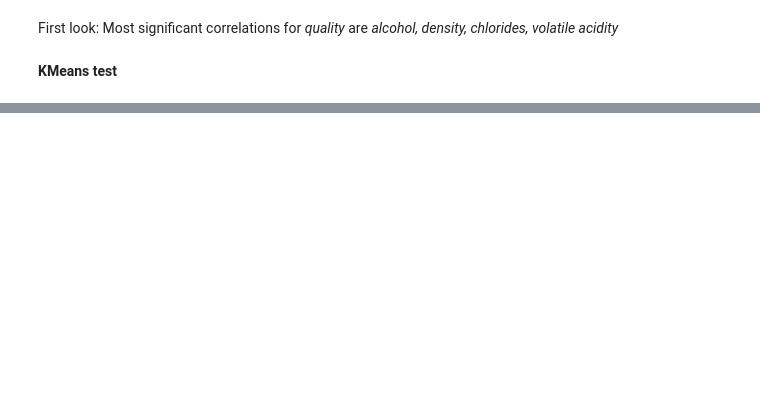
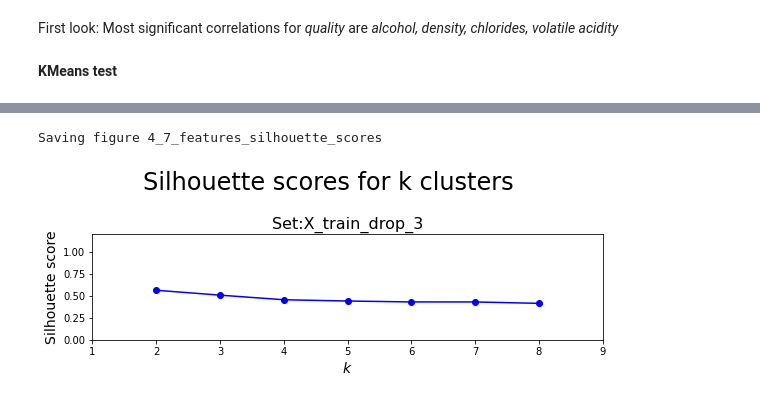
Before and after one commit to joseph-g25/SP22-Project3-WineRedux, a Jupyter notebook: 00_explore_env_notebook.ipynb, the cells around one changed output, grey strips where cells are left out. Drawn from its saved outputs; the diff is of its cells as text; code cells hidden in the pictures; blank space fills up the shorter version.

```diff
--- a/00_explore_env_notebook.ipynb
+++ b/00_explore_env_notebook.ipynb
@@ -81,0 +98,9 @@ for dataset in kmeans_explore_datasets:
+# %%
+X_train_drop3, X_test_drop3 = X_train_raw.drop(drop_features_3, axis=1), X_test_raw.drop(drop_features_3, axis=1)
+
+drop_3_sil_scores = ctl.get_silhouette_scores(X_train_drop3, range_upper=10)
+
+gl.plot_silhouette_scores(silhouette_scores=drop_3_sil_scores, var_name="X_train_drop_3", savefig=True)
+# %% [output]
+Saving figure 4_7_features_silhouette_scores
+[figure, added]
```
Also changed, not shown: parts of 9 cells of this notebook, 5 other files.
